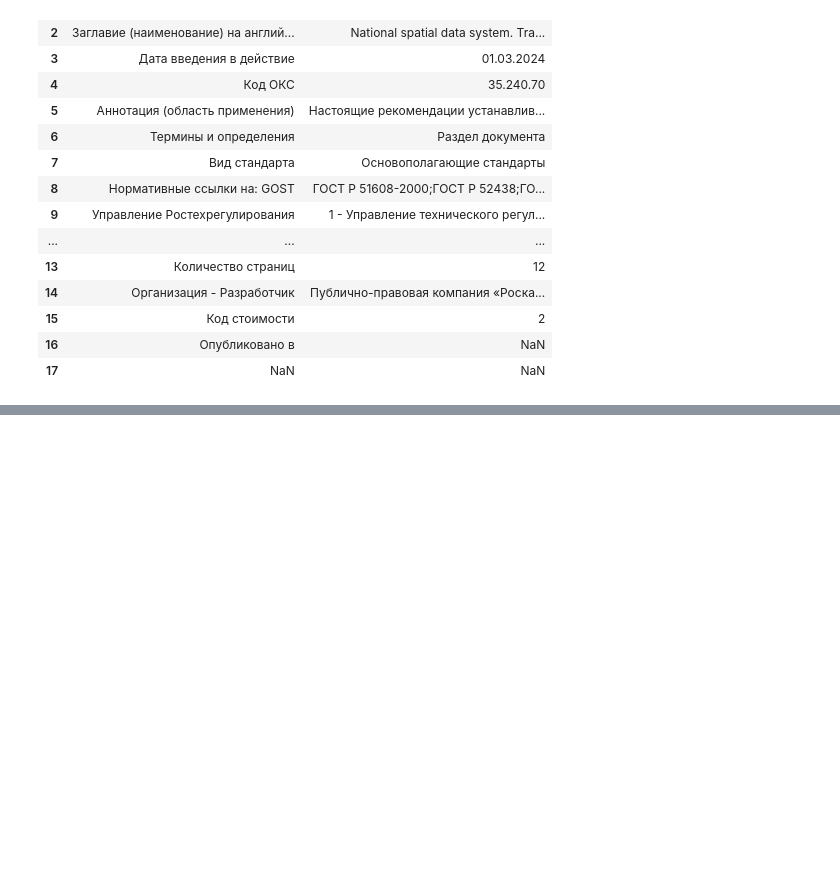
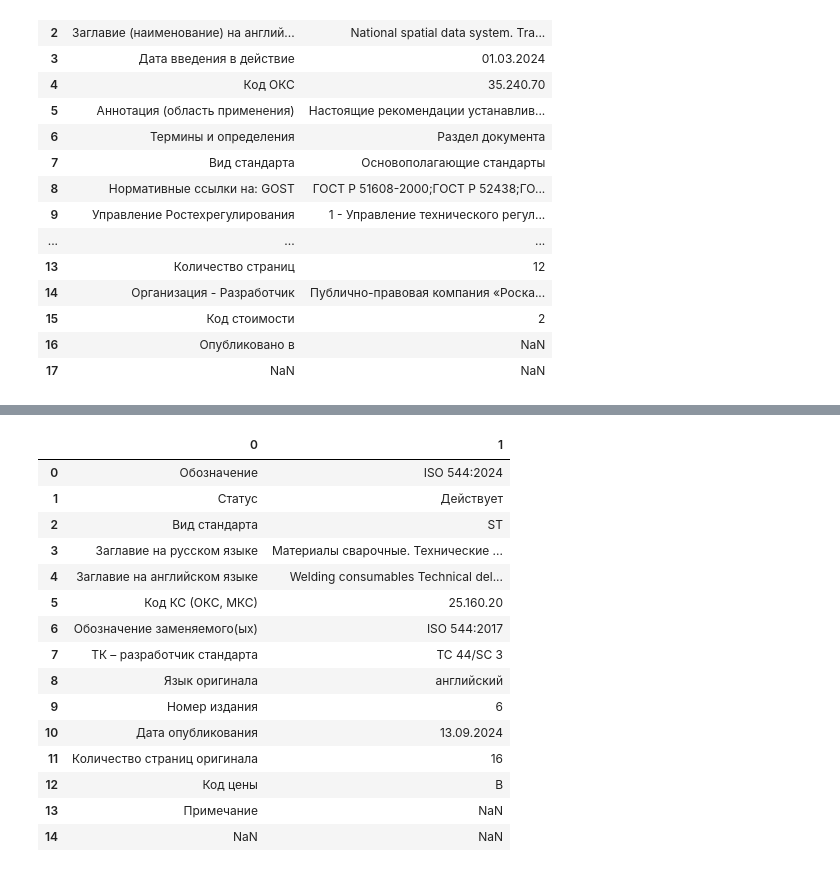
Before and after one commit to OVP2023/ML, a Jupyter notebook: парсинг.ipynb, the cells around one changed output, grey strips where cells are left out. Cells and saved outputs as stored; diff of their text form; code cells hidden in the pictures; blank space fills up the shorter version.

```diff
--- a/парсинг.ipynb
+++ b/парсинг.ipynb
@@ -241,0 +303,23 @@ df.head(19)
+# %%
+#Парсим страничку ИСО
+table1=pd.read_html('https://www.standards.ru/document/7582361.aspx', encoding="WINDOWS-1251")
+df=pd.DataFrame()
+df=table1[13]
+df.head(19)
+# %% [output]
+|  | 0 | 1 |
+| 0 | Обозначение | ISO 544:2024 |
+| 1 | Статус | Действует |
+| 2 | Вид стандарта | ST |
+| 3 | Заглавие на русском языке | Материалы сварочные. Технические ... |
+| 4 | Заглавие на английском языке | Welding consumables Technical del... |
+| 5 | Код КС (ОКС, МКС) | 25.160.20 |
+| 6 | Обозначение заменяемого(ых) | ISO 544:2017 |
+| 7 | ТК – разработчик стандарта | TC 44/SC 3 |
+| 8 | Язык оригинала | английский |
+| 9 | Номер издания | 6 |
+| 10 | Дата опубликования | 13.09.2024 |
+| 11 | Количество страниц оригинала | 16 |
+| 12 | Код цены | B |
+| 13 | Примечание | NaN |
+| 14 | NaN | NaN |
```
Also changed, not shown: parts of 2 cells of this notebook.
